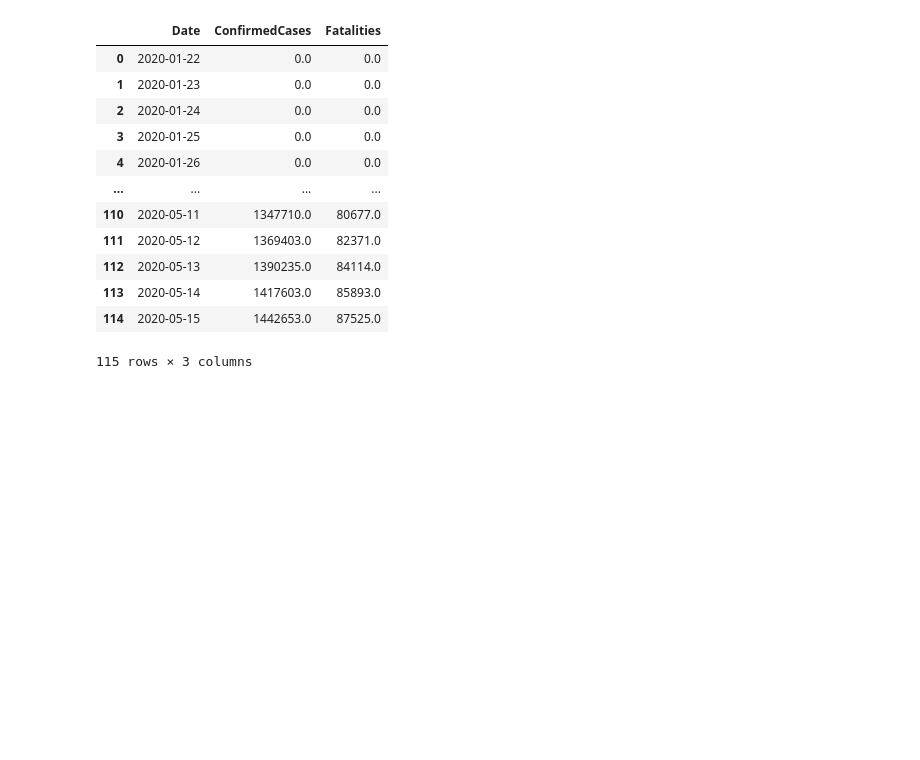
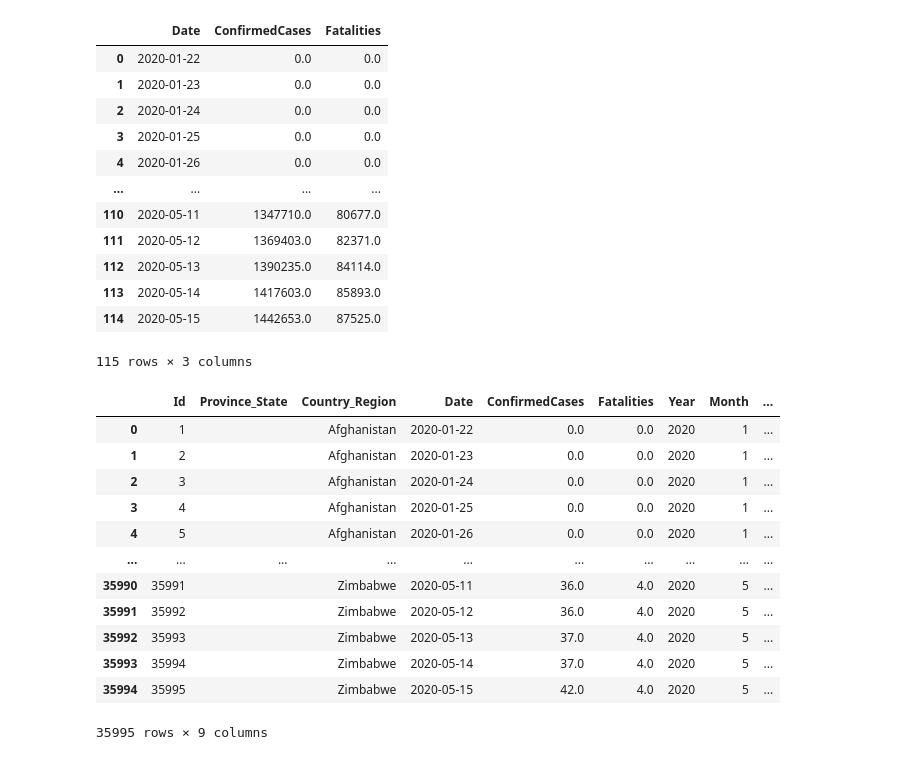
Before and after one commit to janson11/python-demo, a Jupyter notebook: day/Chapter27/Chapter27.ipynb, the cells around one changed output. Cells and saved outputs as stored; diff of their text form; code cells hidden in the pictures; blank space fills up the shorter version.

```diff
--- a/day/Chapter27/Chapter27.ipynb
+++ b/day/Chapter27/Chapter27.ipynb
@@ -147,3 +147,34 @@ fig.show()
 fig = px.bar(df_brz_records,x="Date",y="Fatalities",color="Fatalities",color_continuous_scale=px.colors.sequential.Magma)
 fig.update_layout(title_text="巴西随时间死亡病例数")
 fig.show()
+# %%
+def get_year(date_str):
+    comps = date_str.split("-")
+    return int(comps[0])
+
+def get_month(date_str):
+    comps = date_str.split("-")
+    return int(comps[1])
+
+def get_day(date_str):
+    comps = date_str.split("-")
+    return int(comps[2])
+
+df_train["Year"] = df_train.Date.apply(get_year)
+df_train["Month"] = df_train.Date.apply(get_month)
+df_train["Day"] = df_train.Date.apply(get_day)
+df_train
+# %% [output]
+|  | Id | Province_State | Country_Region | Date | ConfirmedCases | Fatalities | Year | Month | ... |
+| 0 | 1 |  | Afghanistan | 2020-01-22 | 0.0 | 0.0 | 2020 | 1 | ... |
+| 1 | 2 |  | Afghanistan | 2020-01-23 | 0.0 | 0.0 | 2020 | 1 | ... |
+| 2 | 3 |  | Afghanistan | 2020-01-24 | 0.0 | 0.0 | 2020 | 1 | ... |
+| 3 | 4 |  | Afghanistan | 2020-01-25 | 0.0 | 0.0 | 2020 | 1 | ... |
+| 4 | 5 |  | Afghanistan | 2020-01-26 | 0.0 | 0.0 | 2020 | 1 | ... |
+| ... | ... | ... | ... | ... | ... | ... | ... | ... | ... |
+| 35990 | 35991 |  | Zimbabwe | 2020-05-11 | 36.0 | 4.0 | 2020 | 5 | ... |
+| 35991 | 35992 |  | Zimbabwe | 2020-05-12 | 36.0 | 4.0 | 2020 | 5 | ... |
+| 35992 | 35993 |  | Zimbabwe | 2020-05-13 | 37.0 | 4.0 | 2020 | 5 | ... |
+| 35993 | 35994 |  | Zimbabwe | 2020-05-14 | 37.0 | 4.0 | 2020 | 5 | ... |
+| 35994 | 35995 |  | Zimbabwe | 2020-05-15 | 42.0 | 4.0 | 2020 | 5 | ... |
+35995 rows × 9 columns
```
Also changed, not shown: parts of 9 cells of this notebook.
